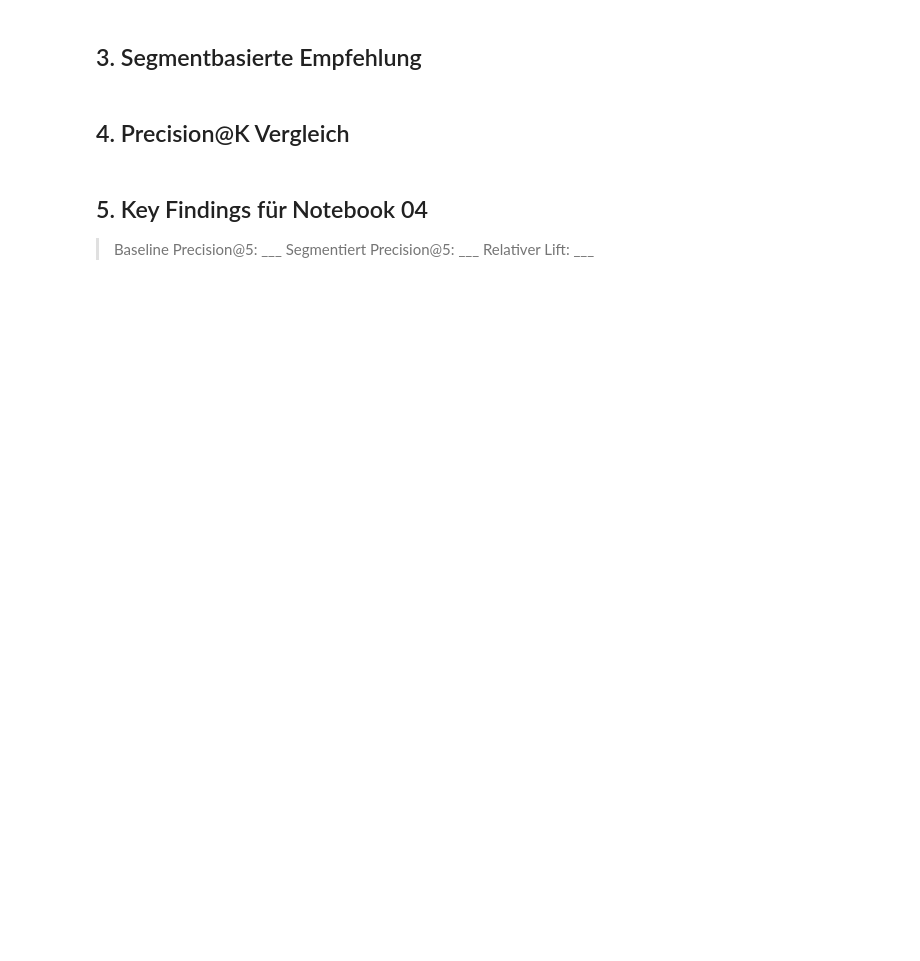
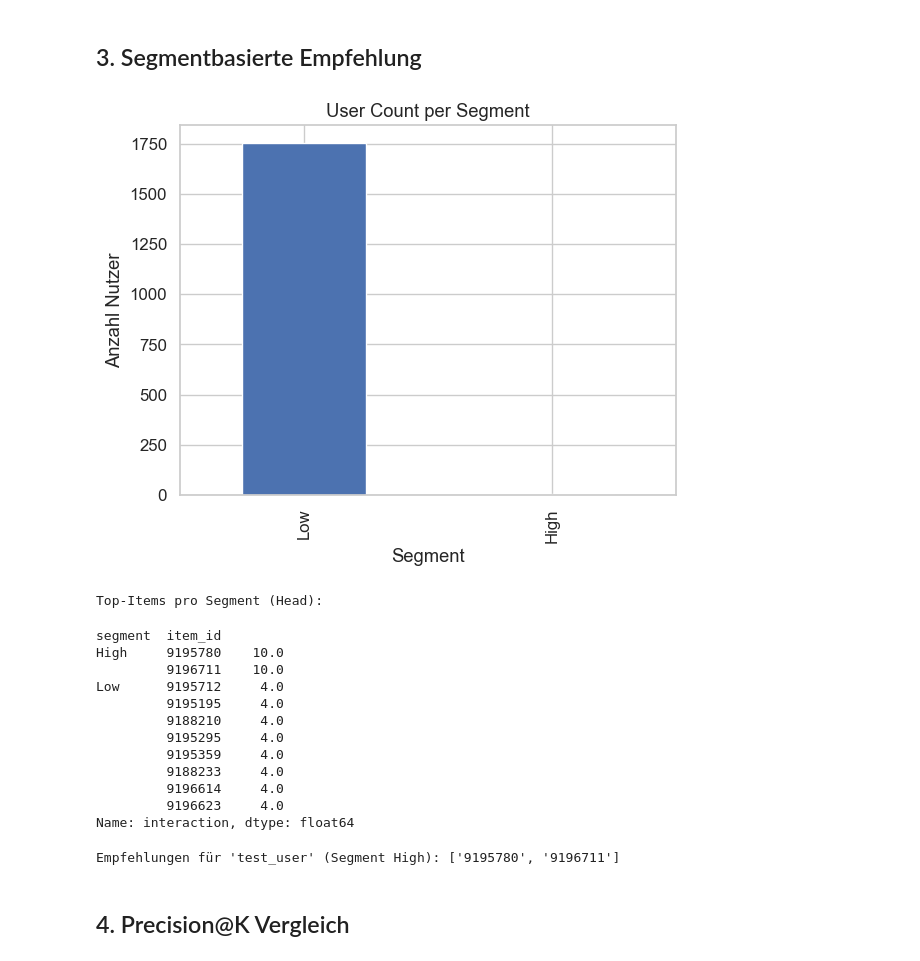
Before and after one commit to minimalmerlin/ki-marketing-personalisierung, a Jupyter notebook: notebooks/05_recommendation_logic.ipynb, the cells around one changed output. Cells and saved outputs as stored; diff of their text form; code cells hidden in the pictures; blank space fills up the shorter version.

```diff
--- a/notebooks/05_recommendation_logic.ipynb
+++ b/notebooks/05_recommendation_logic.ipynb
@@ -36,2 +139,74 @@ print('Setup OK')
+# %%
+# Schritt 1: Durchschnittliche Interaktion pro User berechnen
+user_mean_interaction = (
+    df.groupby("user_pseudo_id")["interaction"]
+    .mean()
+)
+
+# Schritt 2: User in Segmente einteilen
+def segment_user(score: float) -> str:
+    if score >= 9:
+        return "High"
+    elif score >= 6:
+        return "Medium"
+    else:
+        return "Low"
+
+user_segments = user_mean_interaction.apply(segment_user)
+
+# Schritt 3: DataFrame mit Segmenten zusammenführen
+df_segmented = df.merge(
+    user_segments.rename("segment"),
+    left_on="user_pseudo_id",
+    right_index=True
+)
+
+# Schritt 4: Beliebteste Items pro Segment berechnen
+segment_popularity = (
+    df_segmented.groupby(["segment", "item_id"])["interaction"]
+    .mean()
+    .sort_values(ascending=False)
+)
+df_segmented["segment"].value_counts().plot(
+    kind="bar",
+    title="User Count per Segment",
+    color=["#4C72B0", "#55A868", "#C44E52"]
+)
+plt.xlabel("Segment")
+plt.ylabel("Anzahl Nutzer")
+plt.show()
+
+
+print("Top-Items pro Segment (Head):")
+display(segment_popularity.head(10))
+
+# Instanz des Recommenders
+rec = SegmentRecommender(df_segmented, segment_popularity)
+
+# Beispiel: Empfehlung für einen Test-User im Segment 'High'
+recommendations = rec.predict(
+    user_id="test_user",
+    user_segment="High",
+    already_seen=["item_A"],
+    n=5
+)
+
+print("Empfehlungen für 'test_user' (Segment High):", recommendations)
+# %% [output]
+[figure, added]
+Top-Items pro Segment (Head):
+segment  item_id
+High     9195780    10.0
+         9196711    10.0
+Low      9195712     4.0
+         9195195     4.0
+         9188210     4.0
+         9195295     4.0
+         9195359     4.0
+         9188233     4.0
+         9196614     4.0
+         9196623     4.0
+Name: interaction, dtype: float64
+Empfehlungen für 'test_user' (Segment High): ['9195780', '9196711']
 # %% [markdown]
 ## 4. Precision@K Vergleich
@@ -44,6 +212,0 @@ print('Setup OK')
-# %% [markdown]
-## 5. Key Findings für Notebook 04
-
-> Baseline Precision@5: ___
-> Segmentiert Precision@5: ___
-> Relativer Lift: ___
```
Also changed, not shown: parts of 14 cells of this notebook.
